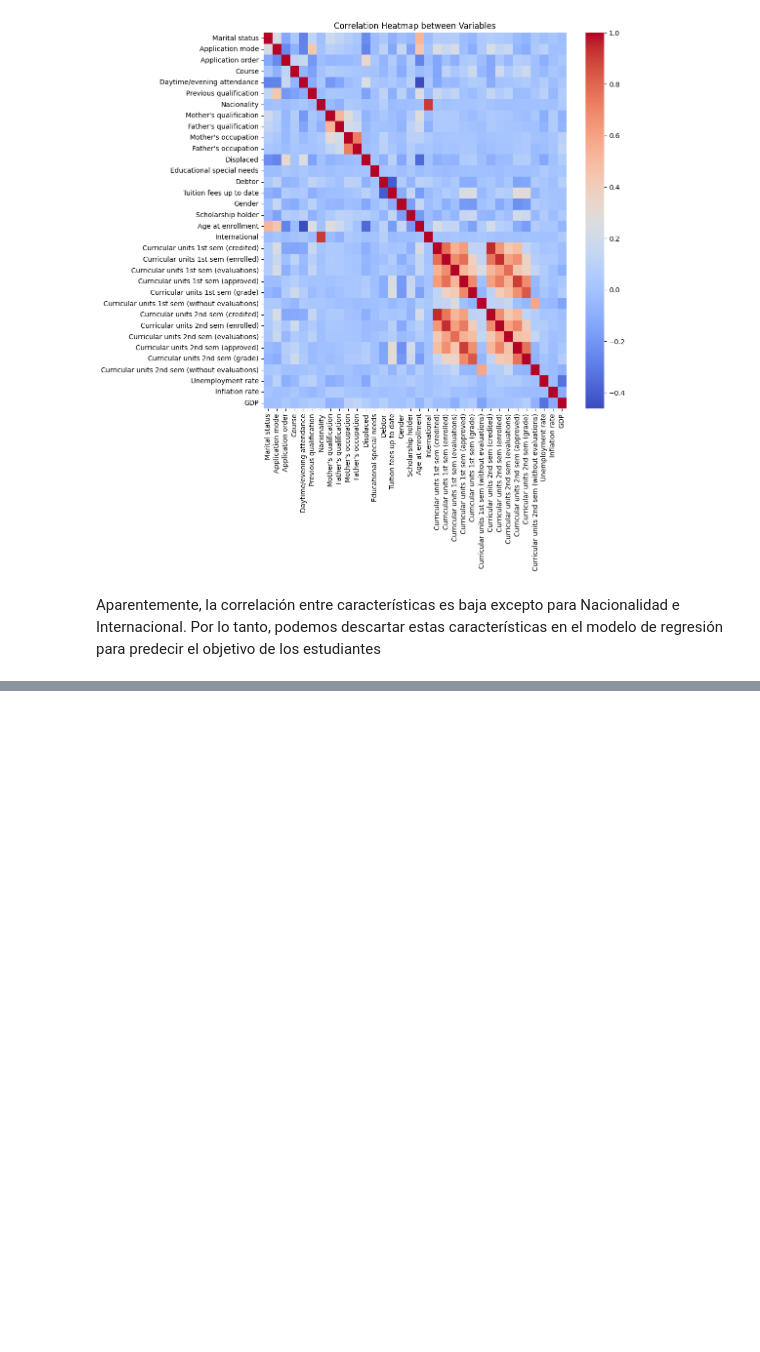
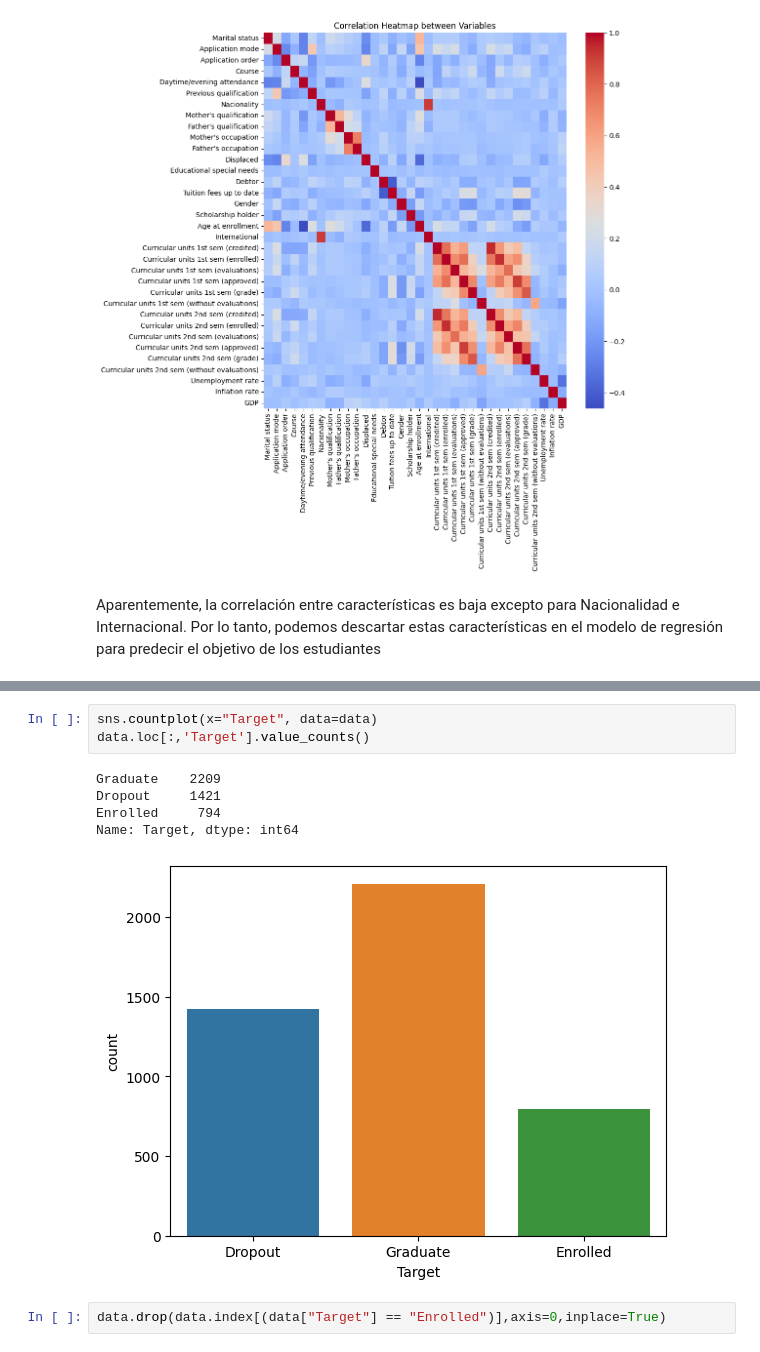
Before and after one commit to EnzoPavez/Datasets-Pavez-Enzo, a Jupyter notebook: ProyectoDS_Pavez__Enzo.ipynb, the cells around one changed output, grey strips where cells are left out. Saved outputs shown, nothing was run; the diff lists cells and outputs as text; blank space fills up the shorter version.

```diff
--- a/ProyectoDS_Pavez__Enzo.ipynb
+++ b/ProyectoDS_Pavez__Enzo.ipynb
@@ -481,0 +552,11 @@ Aparentemente, la correlación entre características es baja excepto para Nacio
+# %%
+sns.countplot(x="Target", data=data)
+data.loc[:,'Target'].value_counts()
+# %% [output]
+Graduate    2209
+Dropout     1421
+Enrolled     794
+Name: Target, dtype: int64
+[figure, added]
+# %%
+data.drop(data.index[(data["Target"] == "Enrolled")],axis=0,inplace=True)
```
Also changed, not shown: parts of 35 cells of this notebook.
